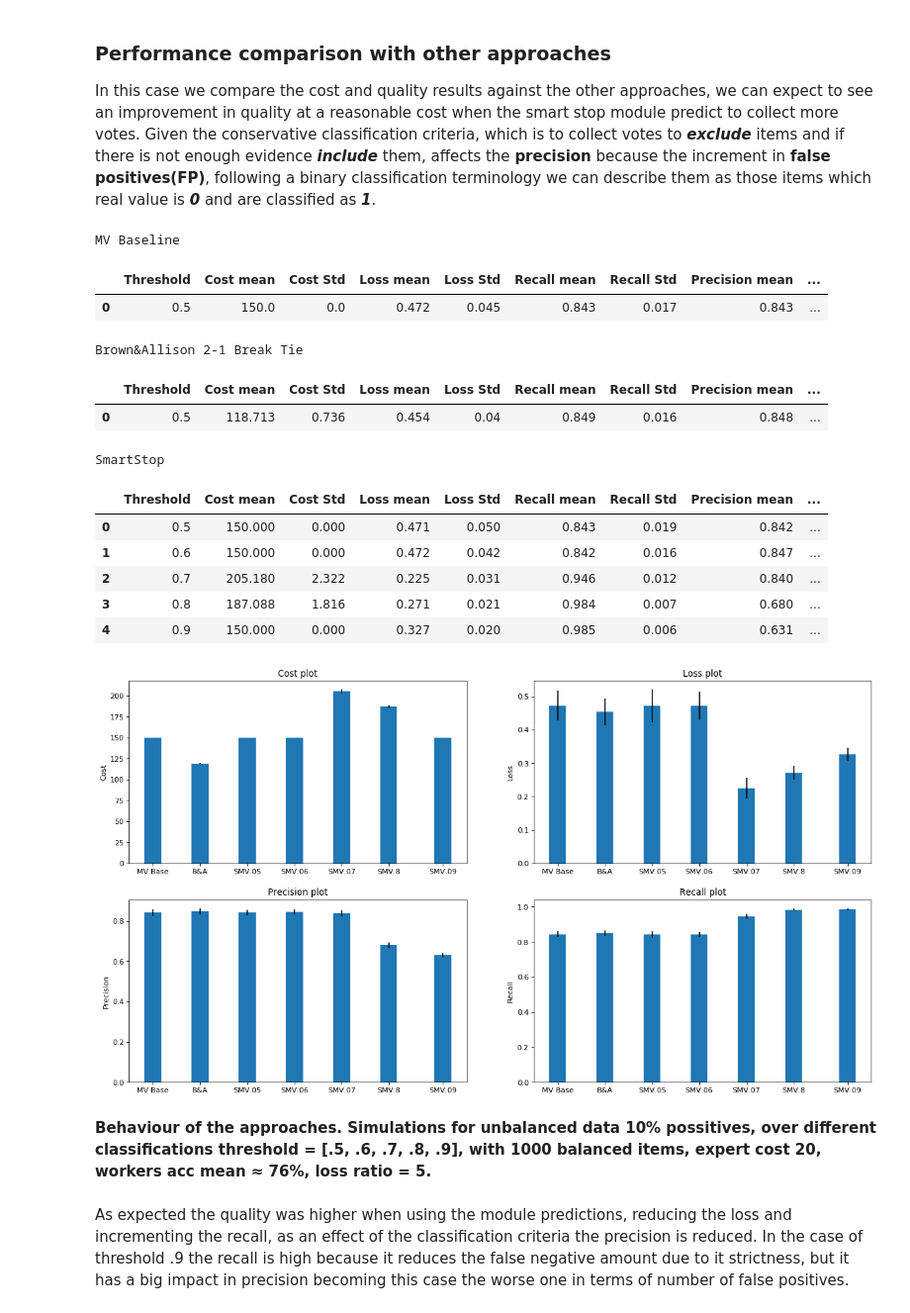
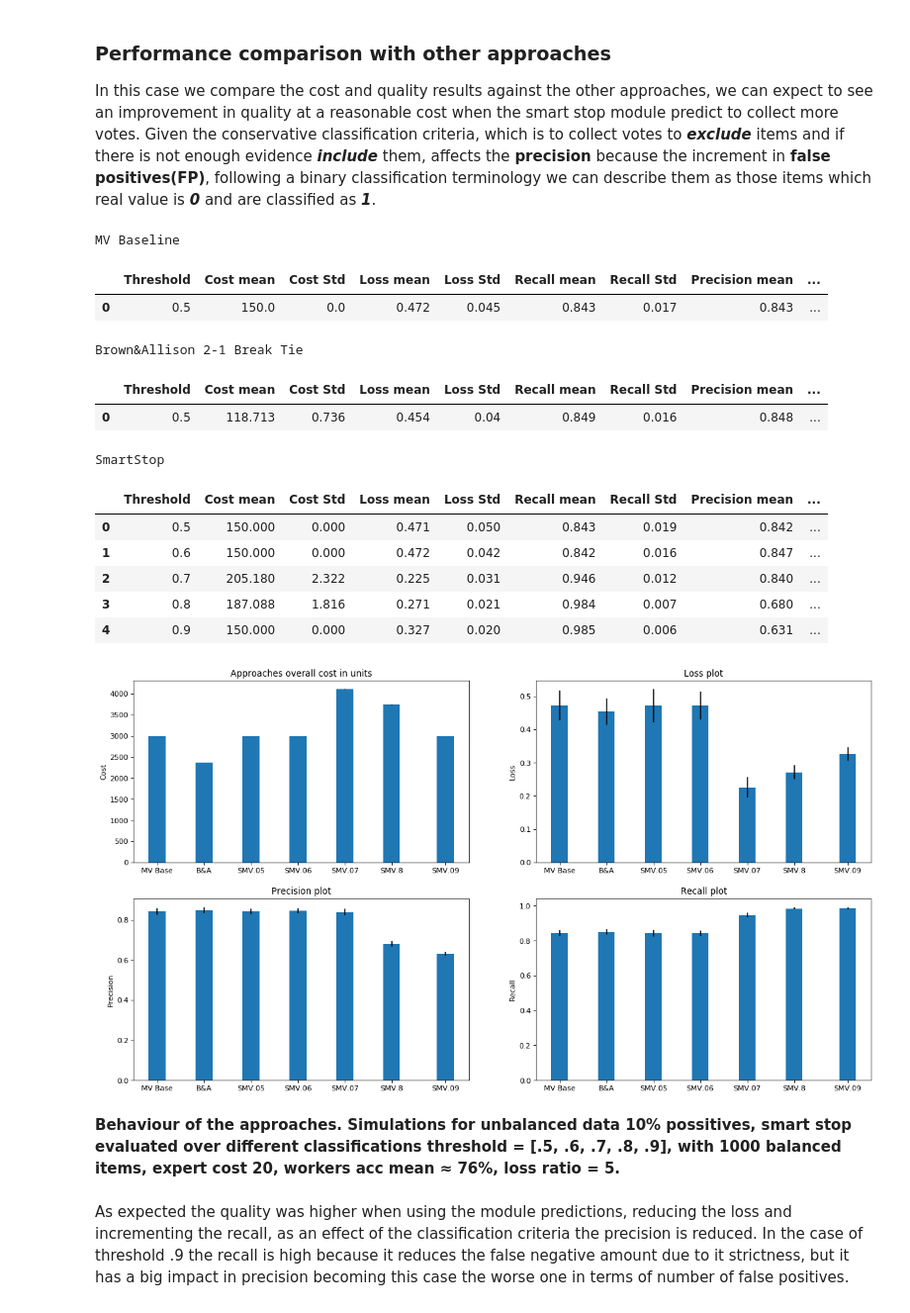
Before and after one commit to pmaglione/classification_model, a Jupyter notebook: main_algorithm_with_experiments.ipynb, the cells around one changed output. Shown at 99% size. Saved outputs shown, nothing was run; the diff lists cells and outputs as text; code cells hidden in the pictures.

```diff
--- a/main_algorithm_with_experiments.ipynb
+++ b/main_algorithm_with_experiments.ipynb
@@ -588,40 +558,3 @@ To observe how the expert cost impact in the performance we set different costs:
 
 to-do clarify:
 Expert cost -> # crowd votes -> prob -> classification threshold
-# %%
-smv_05 = pd.read_csv('./results/it50_d50_b5_lr5/smart_stop_mv_not_expert_i50_d50_b5_cr05.csv')
-datasets = [
-    pd.read_csv('./results/it50_d50_b5_lr5/smart_stop_mv_not_expert_i10_d10_b5_cr02.csv'),
-    pd.read_csv('./results/it50_d50_b5_lr5/smart_stop_mv_not_expert_i10_d10_b5_cr04.csv'),
-    pd.read_csv('./results/it50_d50_b5_lr5/smart_stop_mv_not_expert_i10_d10_b5_cr06.csv'),
-    pd.read_csv('./results/it50_d50_b5_lr5/smart_stop_mv_not_expert_i10_d10_b5_cr08.csv'),
-    pd.read_csv('./results/it50_d50_b5_lr5/smart_stop_mv_not_expert_i10_d10_b5_cr1.csv')
-]
-
-crs = [.02, .04, .06, .08, .1]
-loss_mean_7 = []
-loss_mean_8 = []
-loss_std_7 = []
-loss_std_8 = []
-i = 0
-for _ in range(len(datasets)):
-    #loss_mean_7.append(datasets[i]["Loss mean"][2])
-    loss_mean_8.append(datasets[i]["Loss mean"][3])
-    #loss_std_7.append(datasets[i]["Loss Std"][2])
-    loss_std_8.append(datasets[i]["Loss Std"][3])
-    i += 1
-
-
-alg_utils.plot_results(crs,
-                       "Cost ratio",
-                       {
-                           "ct = .8": {"Loss": loss_mean_8}
-                       },
-                       ["Loss"])
-
-alg_utils.plot_results(crs,
-                       "Cost ratio",
-                       {
-                           "ct = .8": {"Loss Std": loss_std_8}
-                       },
-                       ["Loss Std"])
@@ -803,10 +814,10 @@ cost_mean, cost_std = get_approaches_results(datasets, "Cost mean", "Cost Std")
 
 plt.subplot(221)
 
-p1 = plt.bar(ind, cost_mean, width, yerr=cost_std)
+p1 = plt.bar(ind, [x * 20 for x in cost_mean], width, yerr=cost_std)
 
 plt.ylabel('Cost')
-plt.title('Cost plot')
+plt.title('Approaches overall cost in units')
 plt.xticks(ind, ('MV Base', 'B&A', 'SMV.05', 'SMV.06', 'SMV.07', 'SMV.8', 'SMV.09'))
 
 
@@ -821,36 +832,36 @@ plt.xticks(ind, ('MV Base', 'B&A', 'SMV.05', 'SMV.06', 'SMV.07', 'SMV.8', 'SMV.0
 plt.subplot(223)
 loss_mean, loss_std = get_approaches_results(datasets, "Precision mean", "Precision Std")
 p2 = plt.bar(ind, loss_mean, width, yerr=loss_std)
 plt.ylabel('Precision')
 plt.title('Precision plot')
 plt.xticks(ind, ('MV Base', 'B&A', 'SMV.05', 'SMV.06', 'SMV.07', 'SMV.8', 'SMV.09'))
 
 
 plt.subplot(224)
 loss_mean, loss_std = get_approaches_results(datasets, "Recall mean", "Recall Std")
 p2 = plt.bar(ind, loss_mean, width, yerr=loss_std)
 plt.ylabel('Recall')
 plt.title('Recall plot')
 plt.xticks(ind, ('MV Base', 'B&A', 'SMV.05', 'SMV.06', 'SMV.07', 'SMV.8', 'SMV.09'))
 
 plt.show()
 # %% [output]
 MV Baseline
 |  | Threshold | Cost mean | Cost Std | Loss mean | Loss Std | Recall mean | Recall Std | Precision mean | ... |
 | 0 | 0.5 | 150.0 | 0.0 | 0.472 | 0.045 | 0.843 | 0.017 | 0.843 | ... |
 Brown&Allison 2-1 Break Tie
 |  | Threshold | Cost mean | Cost Std | Loss mean | Loss Std | Recall mean | Recall Std | Precision mean | ... |
 | 0 | 0.5 | 118.713 | 0.736 | 0.454 | 0.04 | 0.849 | 0.016 | 0.848 | ... |
 SmartStop
 |  | Threshold | Cost mean | Cost Std | Loss mean | Loss Std | Recall mean | Recall Std | Precision mean | ... |
 | 0 | 0.5 | 150.000 | 0.000 | 0.471 | 0.050 | 0.843 | 0.019 | 0.842 | ... |
 | 1 | 0.6 | 150.000 | 0.000 | 0.472 | 0.042 | 0.842 | 0.016 | 0.847 | ... |
 | 2 | 0.7 | 205.180 | 2.322 | 0.225 | 0.031 | 0.946 | 0.012 | 0.840 | ... |
 | 3 | 0.8 | 187.088 | 1.816 | 0.271 | 0.021 | 0.984 | 0.007 | 0.680 | ... |
 | 4 | 0.9 | 150.000 | 0.000 | 0.327 | 0.020 | 0.985 | 0.006 | 0.631 | ... |
-[figure, old version]
+[figure, new version]
 # %% [markdown]
-**Behaviour of the approaches. Simulations for unbalanced data 10% possitives, over different classifications threshold = [.5, .6, .7, .8, .9], with 1000 balanced items, expert cost 20, workers acc mean ≈ 76%, loss ratio = 5.**
+**Behaviour of the approaches. Simulations for unbalanced data 10% possitives, smart stop evaluated over different classifications threshold = [.5, .6, .7, .8, .9], with 1000 balanced items, expert cost 20, workers acc mean ≈ 76%, loss ratio = 5.**
 # %% [markdown]
 As expected the quality was higher when using the module predictions, reducing the loss and incrementing the recall, as an effect of the classification criteria the precision is reduced. In the case of threshold .9 the recall is high because it reduces the false negative amount due to it strictness, but it has a big impact in precision becoming this case the worse one in terms of number of false positives.
 # %% [markdown]
```
Also changed, not shown: parts of 15 cells of this notebook, 52 other files.
